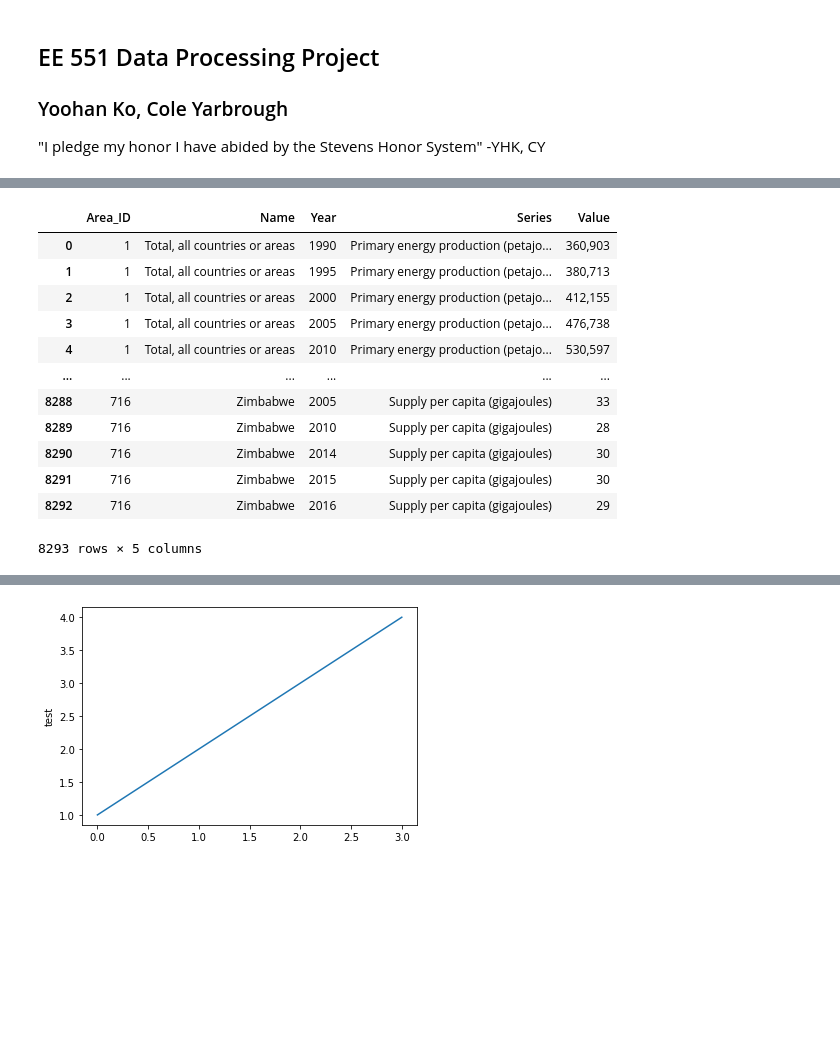
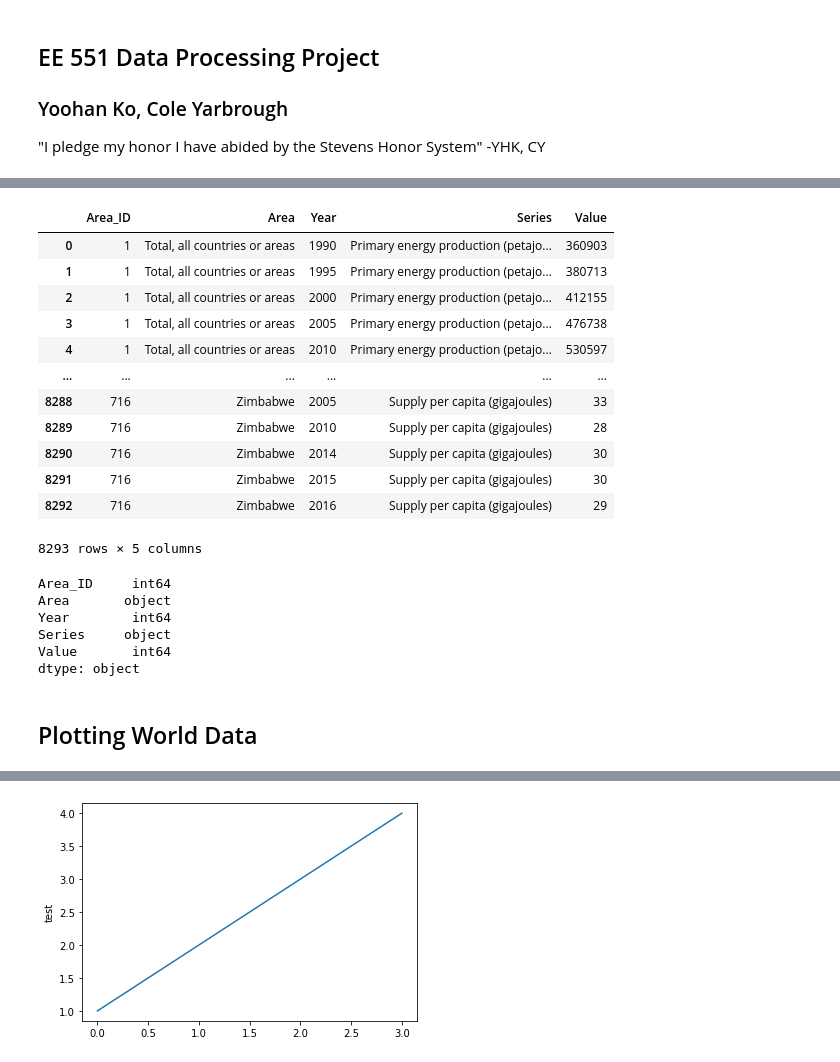
Before and after one commit to yoohanko98/EE551-data-processing-project, a Jupyter notebook: EE551-data-processing-project.ipynb, the cells around one changed output, grey strips where cells are left out. Cells and saved outputs as stored; diff of their text form; code cells hidden in the pictures; blank space fills up the shorter version.

```diff
--- a/EE551-data-processing-project.ipynb
+++ b/EE551-data-processing-project.ipynb
@@ -54,16 +50,36 @@ ValueError: invalid literal for int() with base 10: '360,903'
+# %%
+# Using regex function to remove all punctuation within the 'Value' column
+df['Value'] = df['Value'].replace('[^\d\.]','', regex=True)
+# %%
+# errors='coerce': if entry cannot be converted to numeric, replace with nan
+# https://pandas.pydata.org/pandas-docs/stable/reference/api/pandas.to_numeric.html
+df['Value'] = pd.to_numeric(df['Value'], errors='coerce')
+
+# if there are any NAN values, drop the column
+df.dropna()
+df
+# %% [output]
+|  | Area_ID | Area | Year | Series | Value |
+| 0 | 1 | Total, all countries or areas | 1990 | Primary energy production (petajo... | 360903 |
+| 1 | 1 | Total, all countries or areas | 1995 | Primary energy production (petajo... | 380713 |
+| 2 | 1 | Total, all countries or areas | 2000 | Primary energy production (petajo... | 412155 |
+| 3 | 1 | Total, all countries or areas | 2005 | Primary energy production (petajo... | 476738 |
+| 4 | 1 | Total, all countries or areas | 2010 | Primary energy production (petajo... | 530597 |
+| ... | ... | ... | ... | ... | ... |
+| 8288 | 716 | Zimbabwe | 2005 | Supply per capita (gigajoules) | 33 |
+| 8289 | 716 | Zimbabwe | 2010 | Supply per capita (gigajoules) | 28 |
+| 8290 | 716 | Zimbabwe | 2014 | Supply per capita (gigajoules) | 30 |
+| 8291 | 716 | Zimbabwe | 2015 | Supply per capita (gigajoules) | 30 |
+| 8292 | 716 | Zimbabwe | 2016 | Supply per capita (gigajoules) | 29 |
+8293 rows × 5 columns
 # %%
-df
+df.dtypes
 # %% [output]
-|  | Area_ID | Name | Year | Series | Value |
-| 0 | 1 | Total, all countries or areas | 1990 | Primary energy production (petajo... | 360,903 |
-| 1 | 1 | Total, all countries or areas | 1995 | Primary energy production (petajo... | 380,713 |
-| 2 | 1 | Total, all countries or areas | 2000 | Primary energy production (petajo... | 412,155 |
-| 3 | 1 | Total, all countries or areas | 2005 | Primary energy production (petajo... | 476,738 |
-| 4 | 1 | Total, all countries or areas | 2010 | Primary energy production (petajo... | 530,597 |
-| ... | ... | ... | ... | ... | ... |
-| 8288 | 716 | Zimbabwe | 2005 | Supply per capita (gigajoules) | 33 |
-| 8289 | 716 | Zimbabwe | 2010 | Supply per capita (gigajoules) | 28 |
-| 8290 | 716 | Zimbabwe | 2014 | Supply per capita (gigajoules) | 30 |
-| 8291 | 716 | Zimbabwe | 2015 | Supply per capita (gigajoules) | 30 |
-| 8292 | 716 | Zimbabwe | 2016 | Supply per capita (gigajoules) | 29 |
-8293 rows × 5 columns
+Area_ID     int64
+Area       object
+Year        int64
+Series     object
+Value       int64
+dtype: object
+# %% [markdown]
+## Plotting World Data
```
Also changed, not shown: parts of 11 cells of this notebook, 2 other files.
